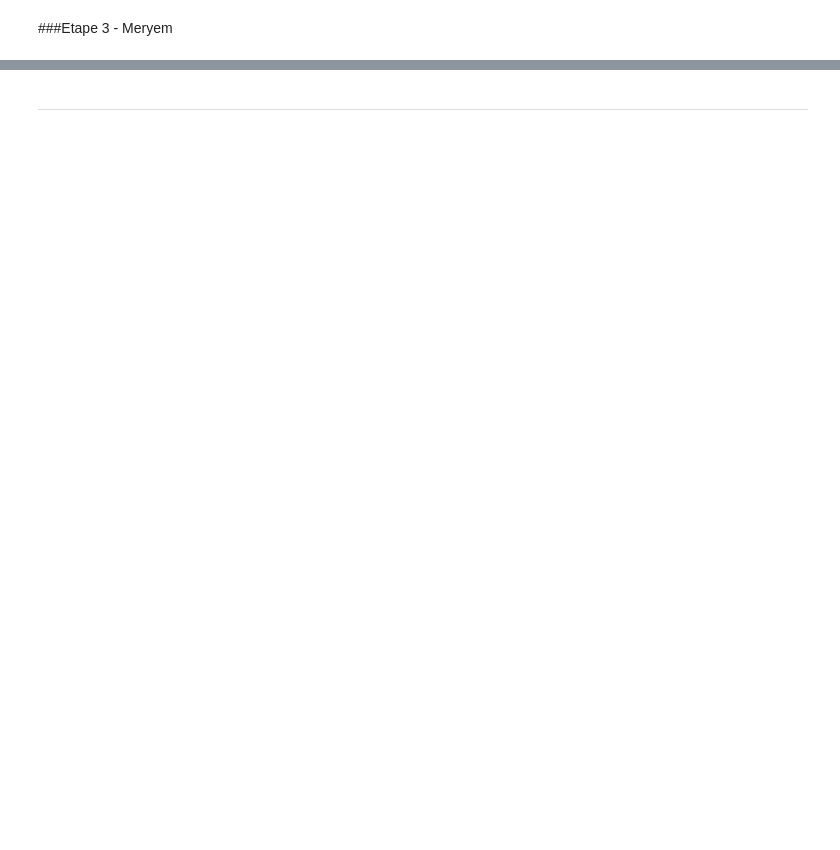
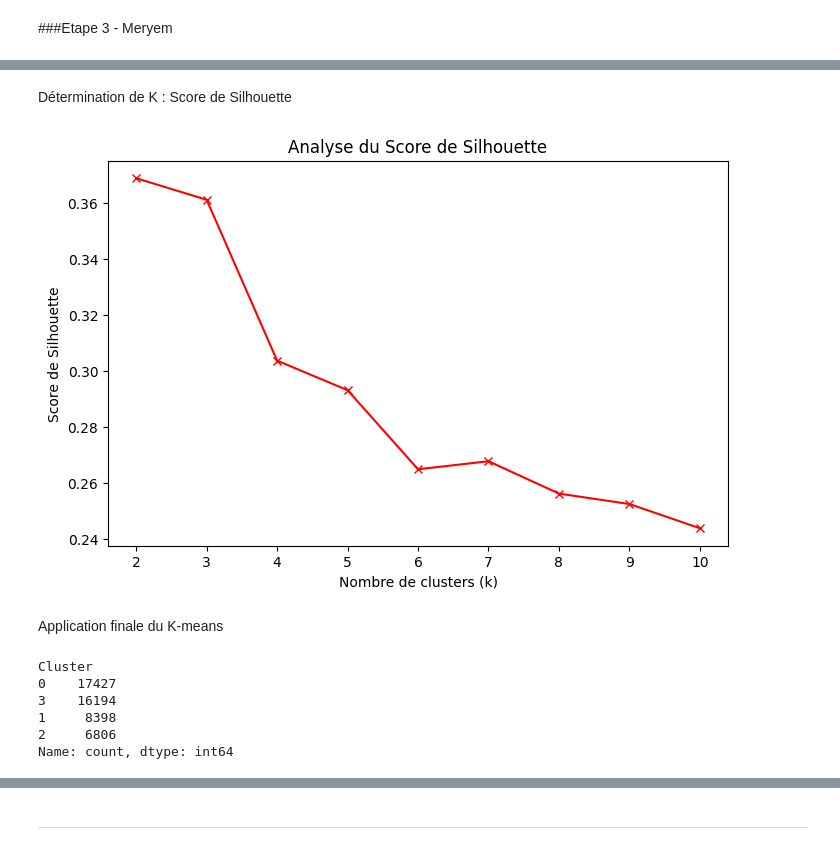
Before and after one commit to fds-imane/Data_Marketing, a Jupyter notebook: data_marketing_part_2.ipynb, the cells around one changed output, grey strips where cells are left out. Drawn from its saved outputs; the diff is of its cells as text; code cells hidden in the pictures; blank space fills up the shorter version.

```diff
--- a/data_marketing_part_2.ipynb
+++ b/data_marketing_part_2.ipynb
@@ -152,0 +175,36 @@ display(df_scaled.head())
+# %% [markdown]
+Détermination de K : Score de Silhouette
+# %%
+from sklearn.metrics import silhouette_score
+silhouette_avg = []
+
+for k in range(2, 11):
+    kmeans = KMeans(n_clusters=k, random_state=42, n_init=10)
+    cluster_labels = kmeans.fit_predict(data_scaled)
+    silhouette_avg.append(silhouette_score(data_scaled, cluster_labels))
+
+plt.figure(figsize=(8, 5))
+plt.plot(range(2, 11), silhouette_avg, 'rx-')
+plt.xlabel('Nombre de clusters (k)')
+plt.ylabel('Score de Silhouette')
+plt.title('Analyse du Score de Silhouette')
+plt.show()
+# %% [output]
+[figure, added]
+# %% [markdown]
+Application finale du K-means
+# %%
+# Remplacer n_clusters par la valeur choisie (ex: 4)
+k_optimal = 4
+kmeans_final = KMeans(n_clusters=k_optimal, random_state=42, n_init=10)
+rfm_features['Cluster'] = kmeans_final.fit_predict(data_scaled)
+
+# Affichage du nombre de clients par cluster
+print(rfm_features['Cluster'].value_counts())
+# %% [output]
+Cluster
+0    17427
+3    16194
+1     8398
+2     6806
+Name: count, dtype: int64
```
Also changed, not shown: parts of 74 cells of this notebook.
